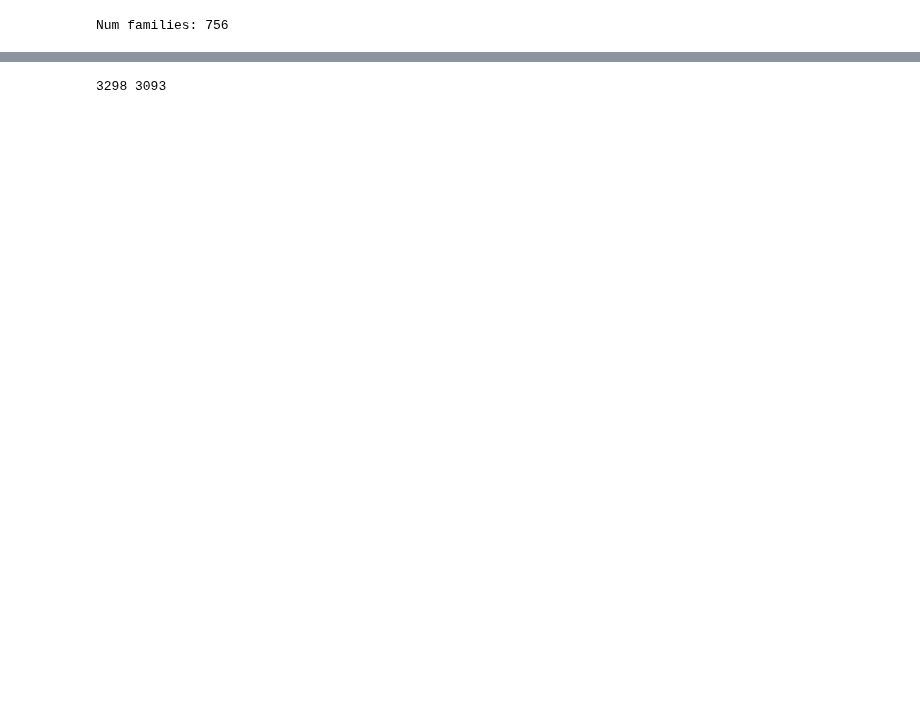
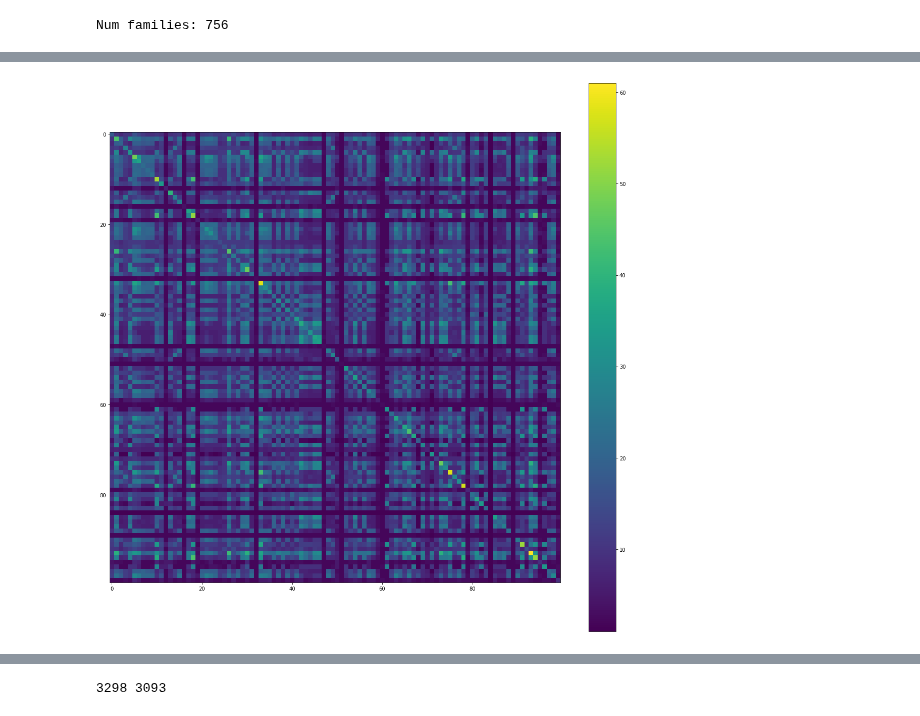
Before and after one commit to kpaskov/PhasingFamilies, a Jupyter notebook: Noncoding-Feature-Representation.ipynb, the cells around one changed output, grey strips where cells are left out. Saved outputs shown, nothing was run; the diff lists cells and outputs as text; code cells hidden in the pictures; blank space fills up the shorter version.

```diff
--- a/Noncoding-Feature-Representation.ipynb
+++ b/Noncoding-Feature-Representation.ipynb
@@ -94,3 +116,13 @@ for i, family_id in enumerate(family_ids):
+# %%
+
+d = fullY[:, :1000].dot(fullY[:, :1000].T)
+# %%
+plt.figure(figsize=(20,20))
+heatmap = plt.imshow(d[:100, :100])
+plt.colorbar(heatmap)
+plt.show()
+# %% [output]
+[figure, added]
 # %%
 import matplotlib.pyplot as plt
 plt.figure(figsize=(20,20))
```
Also changed, not shown: parts of 10 cells of this notebook, 1 other file.
